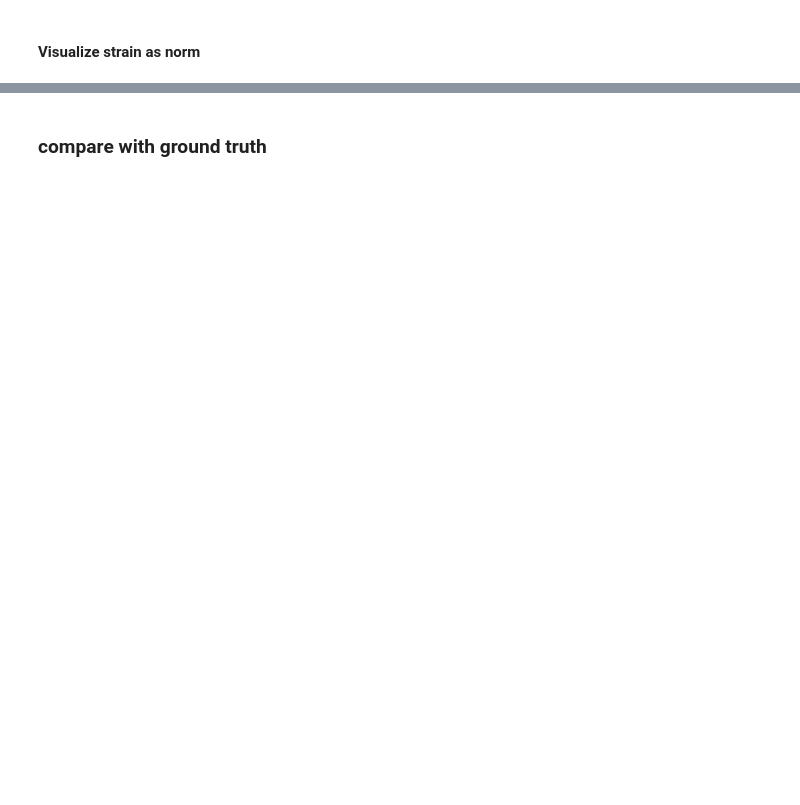
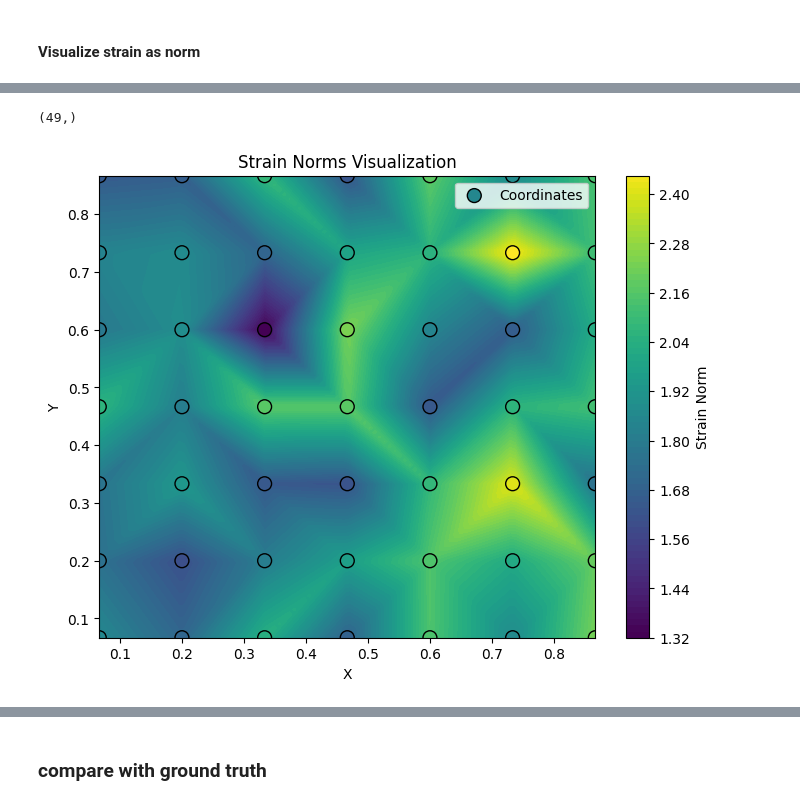
Before and after one commit to Xiaowen2024/GraphicsResearch, a Jupyter notebook: visualization/displacement_visualizer.ipynb, the cells around one changed output, grey strips where cells are left out. Saved outputs shown, nothing was run; the diff lists cells and outputs as text; code cells hidden in the pictures; blank space fills up the shorter version.

```diff
--- a/visualization/displacement_visualizer.ipynb
+++ b/visualization/displacement_visualizer.ipynb
@@ -548,0 +541,5 @@ visualize_strain_norm_2D(xy_values, strain_norms)
+# %%
+visualize_strain_norm_2D(rect_coordinates_001, rect_strain_norms_001)
+# %% [output]
+(49,)
+[figure, added]
```
Also changed, not shown: parts of 31 cells of this notebook, 7 other files.
